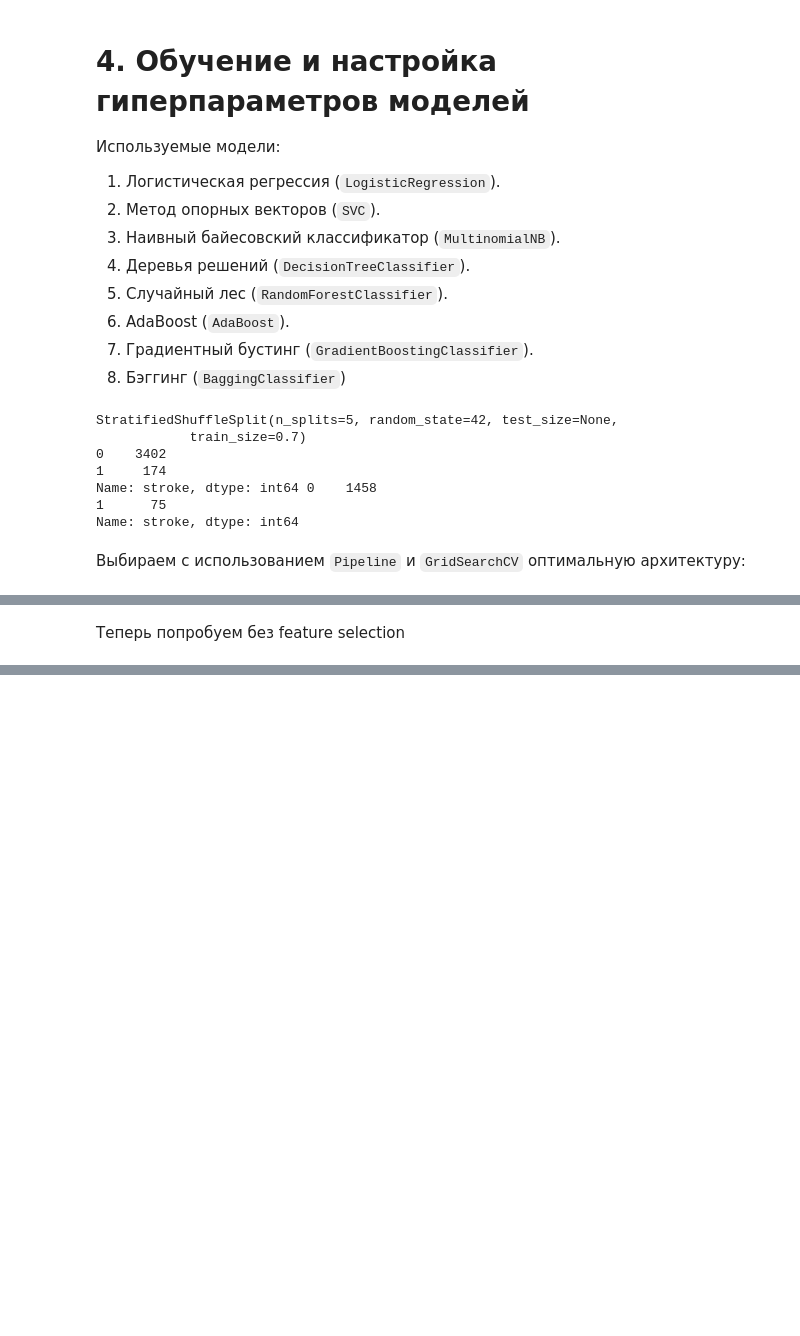
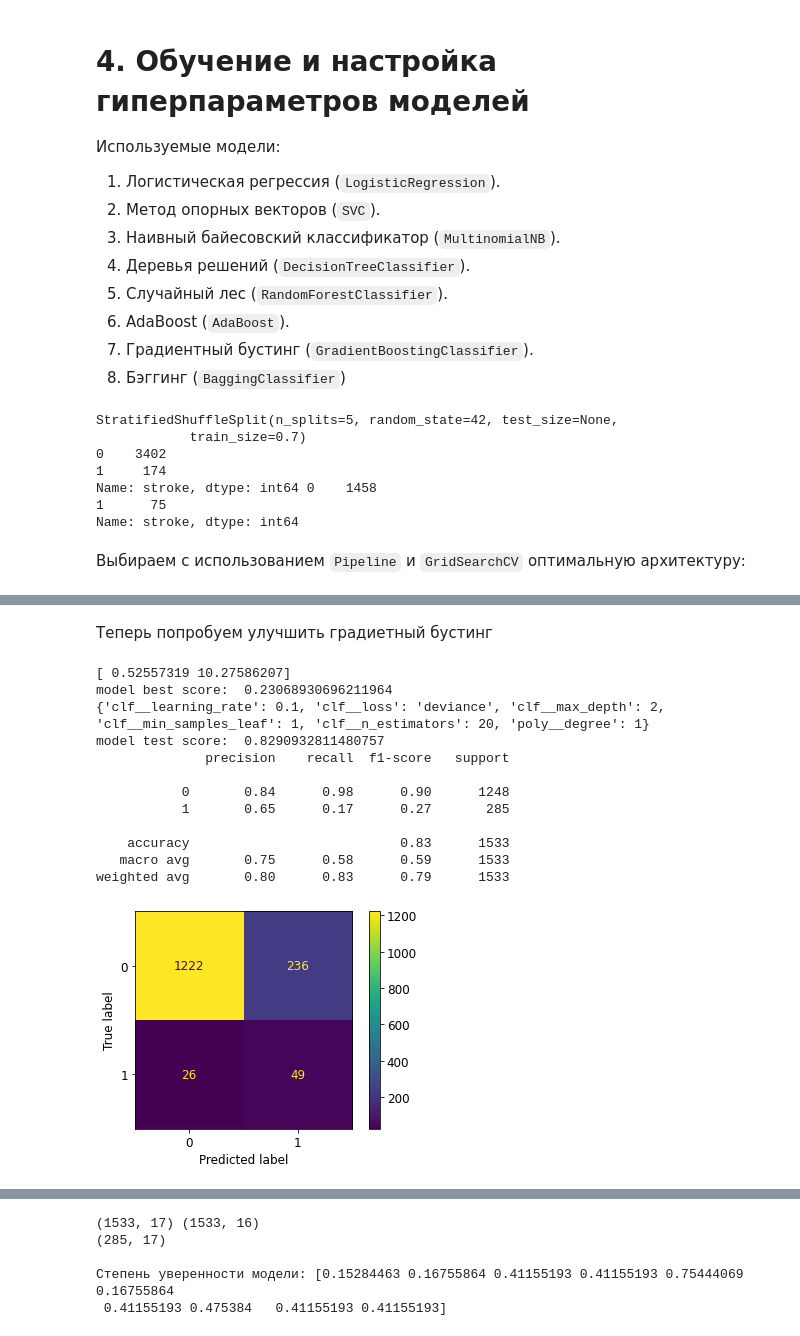
Before and after one commit to Loinen/ml_labs, a Jupyter notebook: ml_stroke_prediction.ipynb, the cells around one changed output, grey strips where cells are left out. Drawn from its saved outputs; the diff is of its cells as text; code cells hidden in the pictures; blank space fills up the shorter version.

```diff
--- a/ml_stroke_prediction.ipynb
+++ b/ml_stroke_prediction.ipynb
@@ -551,2 +635,49 @@ KeyboardInterrupt: ignored
-# %% [markdown]
-Теперь попробуем без feature selection
+# %% [markdown]
+Теперь попробуем улучшить градиетный бустинг
+# %%
+# GradientBoostingClassifier()
+gb = {"poly__degree": range(1,3,1), "clf__loss":["deviance", "exponential"],
+           "clf__learning_rate":[0.1, 0.08, 0.09], "clf__n_estimators":range(20,80,20),
+          "clf__min_samples_leaf": range(1,5,2), "clf__max_depth": range(2,14,2)}
+
+pipe = Pipeline(steps=[ ('feature_selection', SelectFromModel(LinearSVC(C=1, penalty="l2",
+                                                              dual=False, max_iter=1000, random_state=42))),
+                        ('scaler', MinMaxScaler()),
+                        ('poly', PolynomialFeatures()),
+                        ('clf', GradientBoostingClassifier())
+                  ])
+grid_cv = model_selection.GridSearchCV(pipe, gb, scoring='f1')
+
+sample_weight = y_train.shape[0]/(2*np.bincount(y_train))
+print(sample_weight)
+grid_cv.fit(x_train, y_train, clf__sample_weight=sample_weight[y_train.values])
+print("model best score: ", grid_cv.best_score_)
+print(grid_cv.best_params_)
+model = grid_cv.best_estimator_
+print("model test score: ", model.score(x_test, y_test))
+
+y_pred = model.predict(x_test)
+print(classification_report(y_pred,y_test))
+plot_confusion_matrix(model, x_test, y_test, values_format='d')
+plt.show()
+try:
+  fig = go.Figure()
+  fig.add_trace(go.Bar(x=x_test.columns,y = model['clf'].feature_importances_))
+  fig.update_layout(title='Feature selection results',xaxis_title='Model',yaxis_title='F1 Score')
+  fig.show()
+except AttributeError:
+  print(AttributeError)
+# %% [output]
+[ 0.52557319 10.27586207]
+model best score:  0.23068930696211964
+{'clf__learning_rate': 0.1, 'clf__loss': 'deviance', 'clf__max_depth': 2, 'clf__min_samples_leaf': 1, 'clf__n_estimators': 20, 'poly__degree': 1}
+model test score:  0.8290932811480757
+              precision    recall  f1-score   support
+
+           0       0.84      0.98      0.90      1248
+           1       0.65      0.17      0.27       285
+
+    accuracy                           0.83      1533
+   macro avg       0.75      0.58      0.59      1533
+weighted avg       0.80      0.83      0.79      1533
+[figure, added]
@@ -552,0 +685,18 @@ KeyboardInterrupt: ignored
+# %%
+# посмотрим, какие случаи не предсказала  модель
+real = pd.concat([x_test, y_test], axis=1)
+pred = real.copy()
+pred["stroke2"] = y_pred
+print(pred.shape, real.shape)
+
+pred = pd.concat([real, pred.stroke2], axis=1)
+real = real[real.stroke == 1]
+pred = pred[pred.stroke2 == 1]
+print(pred.shape)
+print('\nСтепень уверенности модели:', model.predict_proba(x_test[:10])[:,1])
+# %% [output]
+(1533, 17) (1533, 16)
+(285, 17)
+
+Степень уверенности модели: [0.15284463 0.16755864 0.41155193 0.41155193 0.75444069 0.16755864
+ 0.41155193 0.475384   0.41155193 0.41155193]
```
Also changed, not shown: parts of 13 cells of this notebook.
